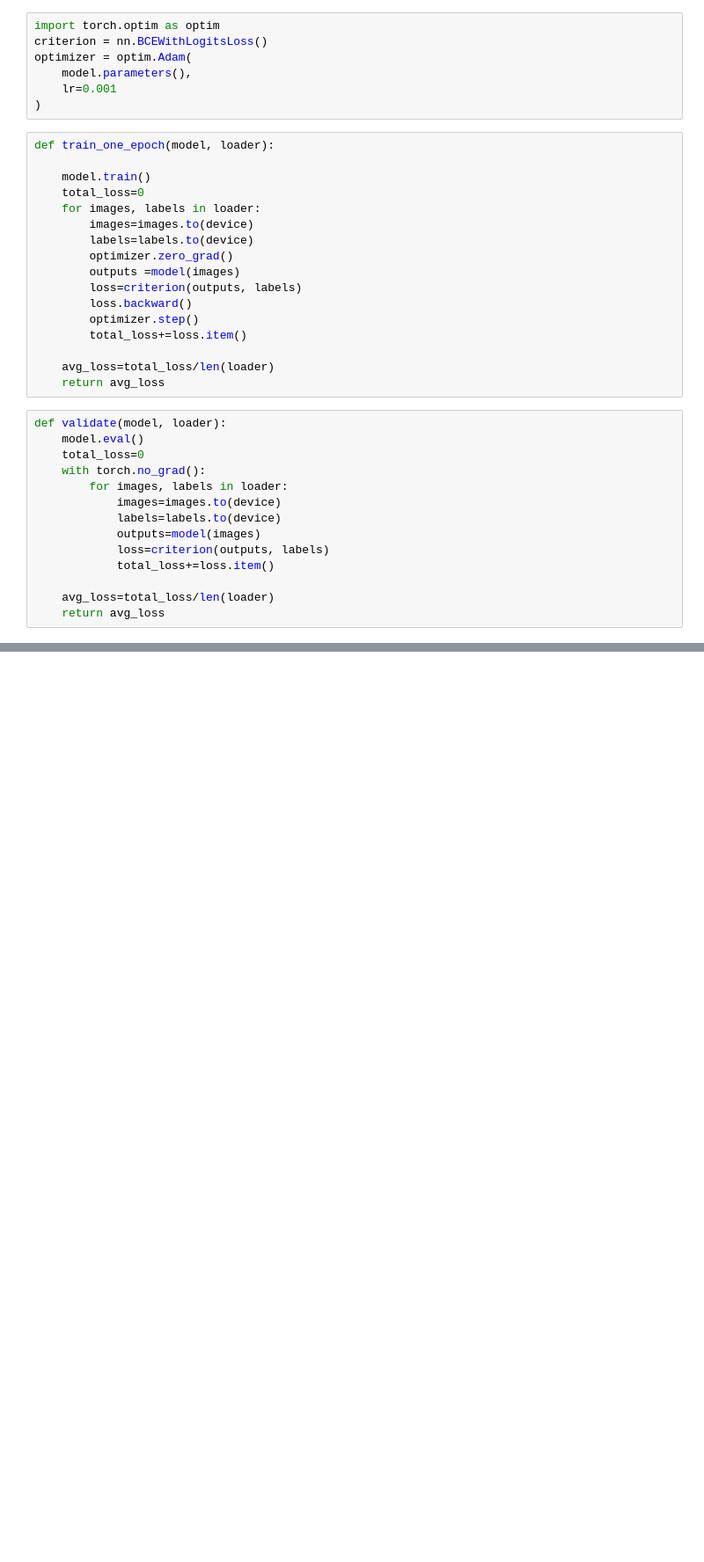
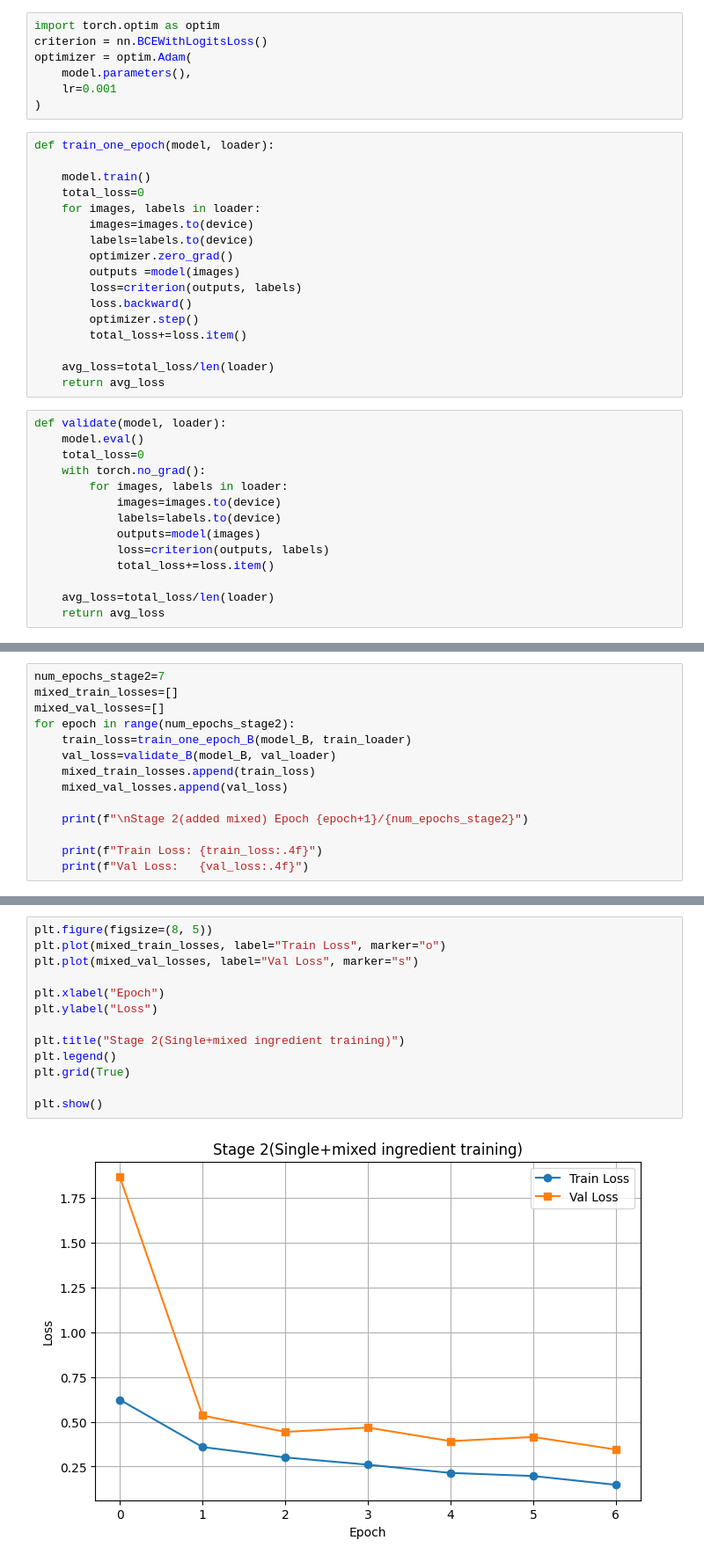
Before and after one commit to maaaxks/bot_food, a Jupyter notebook: models/model_2/model_2.ipynb, the cells around one changed output, grey strips where cells are left out. Shown at 88% size. Drawn from its saved outputs; the diff is of its cells as text; blank space fills up the shorter version.

```diff
--- a/models/model_2/model_2.ipynb
+++ b/models/model_2/model_2.ipynb
@@ -268,0 +440,14 @@ saved
+# %%
+num_epochs_stage2=7
+mixed_train_losses=[]
+mixed_val_losses=[]
+for epoch in range(num_epochs_stage2):
+    train_loss=train_one_epoch_B(model_B, train_loader)
+    val_loss=validate_B(model_B, val_loader)
+    mixed_train_losses.append(train_loss)
+    mixed_val_losses.append(val_loss)
+
+    print(f"\nStage 2(added mixed) Epoch {epoch+1}/{num_epochs_stage2}")
+
+    print(f"Train Loss: {train_loss:.4f}")
+    print(f"Val Loss:   {val_loss:.4f}")
@@ -268,0 +472,15 @@ saved
+# %%
+plt.figure(figsize=(8, 5))
+plt.plot(mixed_train_losses, label="Train Loss", marker="o")
+plt.plot(mixed_val_losses, label="Val Loss", marker="s")
+
+plt.xlabel("Epoch")
+plt.ylabel("Loss")
+
+plt.title("Stage 2(Single+mixed ingredient training)")
+plt.legend()
+plt.grid(True)
+
+plt.show()
+# %% [output]
+[figure, added]
```
Also changed, not shown: parts of 32 cells of this notebook, 3 other files.
